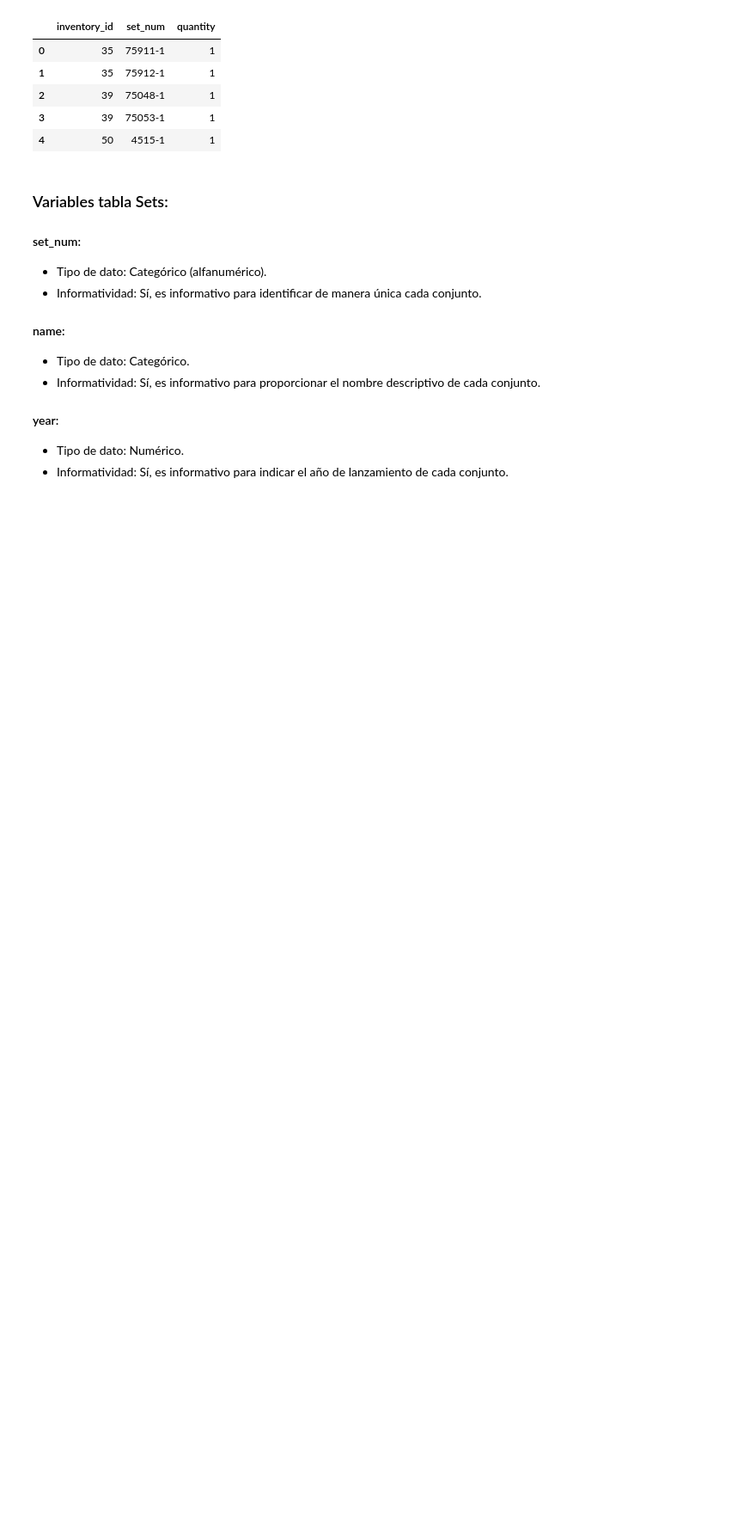
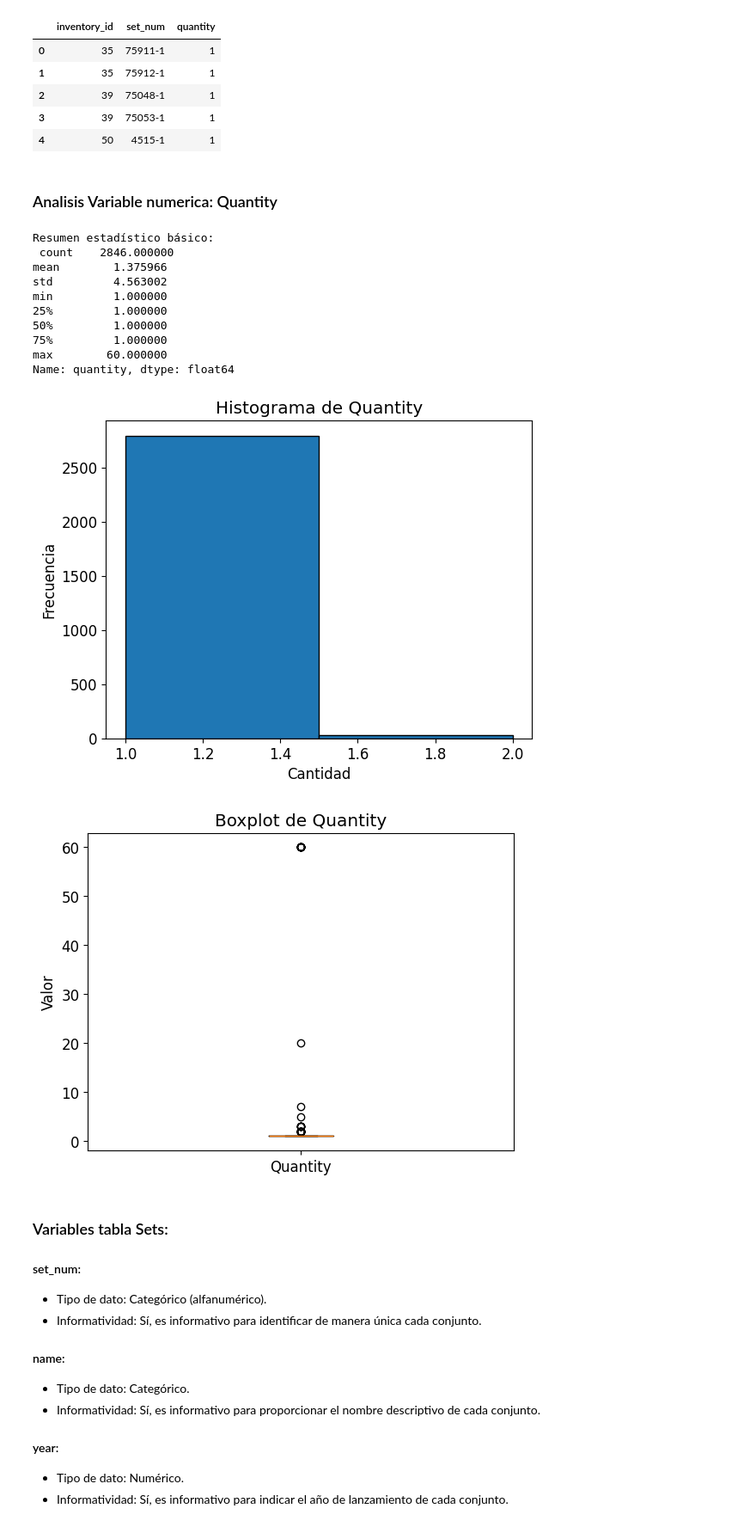
Before and after one commit to matias-herreros/ADD_Lego, a Jupyter notebook: EDA.ipynb, the cells around one changed output. Shown at 86% size. Cells and saved outputs as stored; diff of their text form; code cells hidden in the pictures; blank space fills up the shorter version.

```diff
--- a/EDA.ipynb
+++ b/EDA.ipynb
@@ -137,6 +154,39 @@ inventory_sets.head(5)
 | 2 | 39 | 75048-1 | 1 |
 | 3 | 39 | 75053-1 | 1 |
 | 4 | 50 | 4515-1 | 1 |
+# %% [markdown]
+### Analisis Variable numerica: Quantity
+# %%
+# Resumen estadístico básico
+summary_stats = inventory_sets['quantity'].describe()
+print("Resumen estadístico básico:\n", summary_stats)
+
+# Histograma
+plt.hist(inventory_sets['quantity'], bins=[1, 1.5, 2], edgecolor='black')
+plt.xlabel('Cantidad')
+plt.ylabel('Frecuencia')
+plt.title('Histograma de Quantity')
+plt.show()
+
+# Boxplot
+plt.boxplot(inventory_sets['quantity'])
+plt.xticks([1], ['Quantity'])
+plt.ylabel('Valor')
+plt.title('Boxplot de Quantity')
+plt.show()
+# %% [output]
+Resumen estadístico básico:
+ count    2846.000000
+mean        1.375966
+std         4.563002
+min         1.000000
+25%         1.000000
+50%         1.000000
+75%         1.000000
+max        60.000000
+Name: quantity, dtype: float64
+[figure, added]
+[figure, added]
 # %% [markdown]
 ### Variables tabla Sets:
 
```
Also changed, not shown: parts of 5 cells of this notebook.
